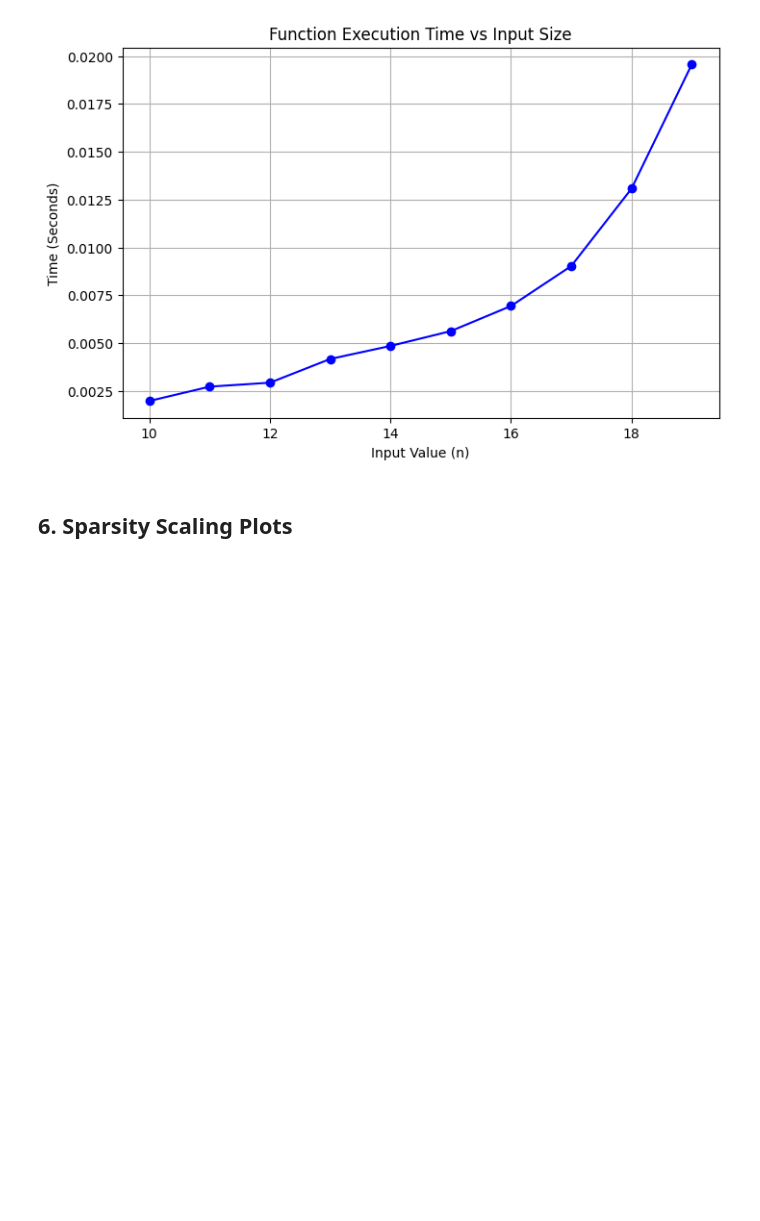
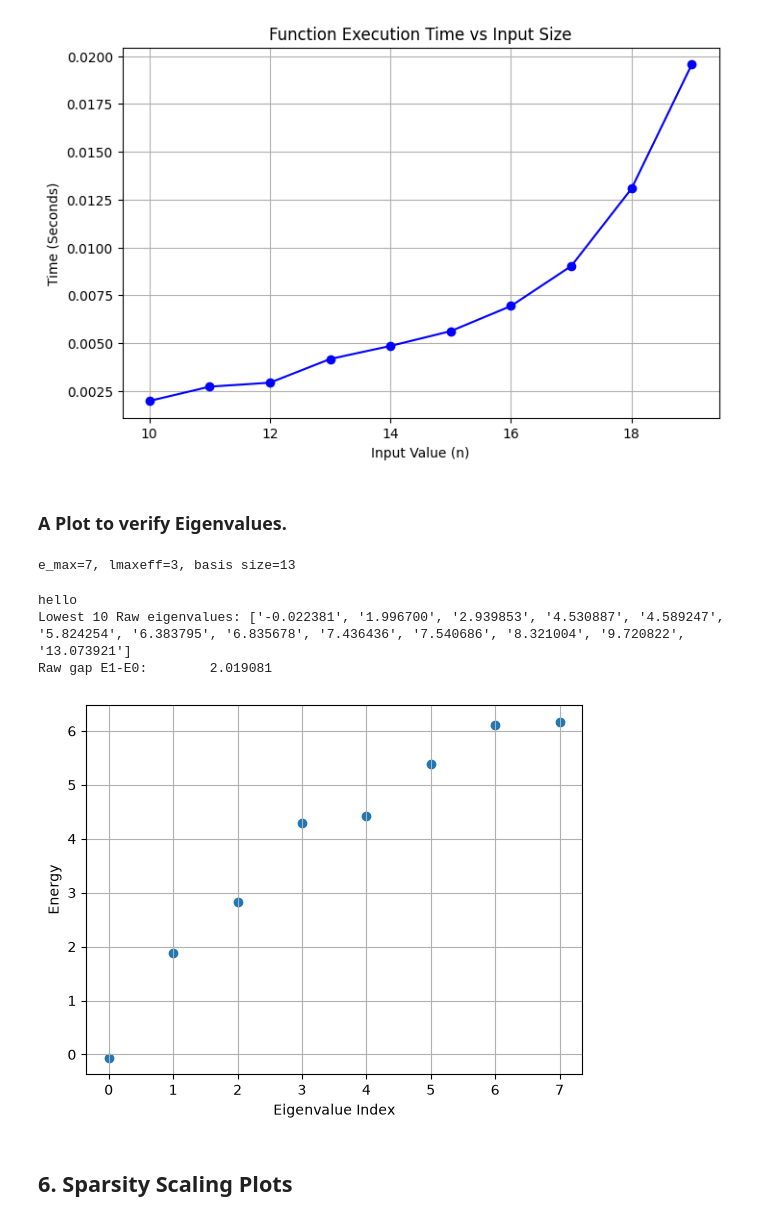
Before and after one commit to miarobin/FasterHT, a Jupyter notebook: phi4_notebook.ipynb, the cells around one changed output. Cells and saved outputs as stored; diff of their text form; code cells hidden in the pictures; blank space fills up the shorter version.

```diff
--- a/phi4_notebook.ipynb
+++ b/phi4_notebook.ipynb
@@ -882,6 +890,41 @@ E_max: 19
 19.6 ms ± 648 μs per loop (mean ± std. dev. of 4 runs, 10 loops each)
 [-0.05651063792288369, 1.8939520276416033, 2.835641719634282, 4.3089903963889356, 4.43221649031841]
 [figure]
+# %% [markdown]
+### A Plot to verify Eigenvalues.
+# %%
+# Hamiltonian Parameters
+mQ, r, lmbda = 1.0, 1.0, 4*np.pi
+e_max = 7
+
+# Builds the basis.
+lmaxeff = effective_lmax(e_max, e_max, mQ, r)
+gen_omega_list(lmaxeff, mQ, r)
+
+
+cphi4 = lmbda*(1/(8*math.pi))*(1/r)
+dict_basis, hashable_basis, iterList = basis_even(*gen_basis(lmaxeff,e_max,mQ,r))
+H_total = transition_matrix_phi4(mQ, r, cphi4, lmaxeff, dict_basis, hashable_basis, iterList)
+
+print(f'e_max={e_max}, lmaxeff={lmaxeff}, basis size={len(dict_basis)}')
+# %% [output]
+e_max=7, lmaxeff=3, basis size=13
+# %%
+eigs_raw = compute_eigenvalues(H_total, 48)
+
+print('Lowest 10 Raw eigenvalues:', [f'{e:.6f}' for e in eigs_raw])
+print(f'Raw gap E1-E0:        {eigs_raw[1]-eigs_raw[0]:.6f}')
+# %% [output]
+hello
+Lowest 10 Raw eigenvalues: ['-0.022381', '1.996700', '2.939853', '4.530887', '4.589247', '5.824254', '6.383795', '6.835678', '7.436436', '7.540686', '8.321004', '9.720822', '13.073921']
+Raw gap E1-E0:        2.019081
+# %%
+plt.scatter(range(8), compute_eigenvalues(H_total, 8))
+plt.xlabel('Eigenvalue Index')
+plt.ylabel('Energy')
+plt.grid(True)
+# %% [output]
+[figure, added]
 # %% [markdown]
 ## 6. Sparsity Scaling Plots
 # %%
```
Also changed, not shown: parts of 4 cells of this notebook, 2 other files.
